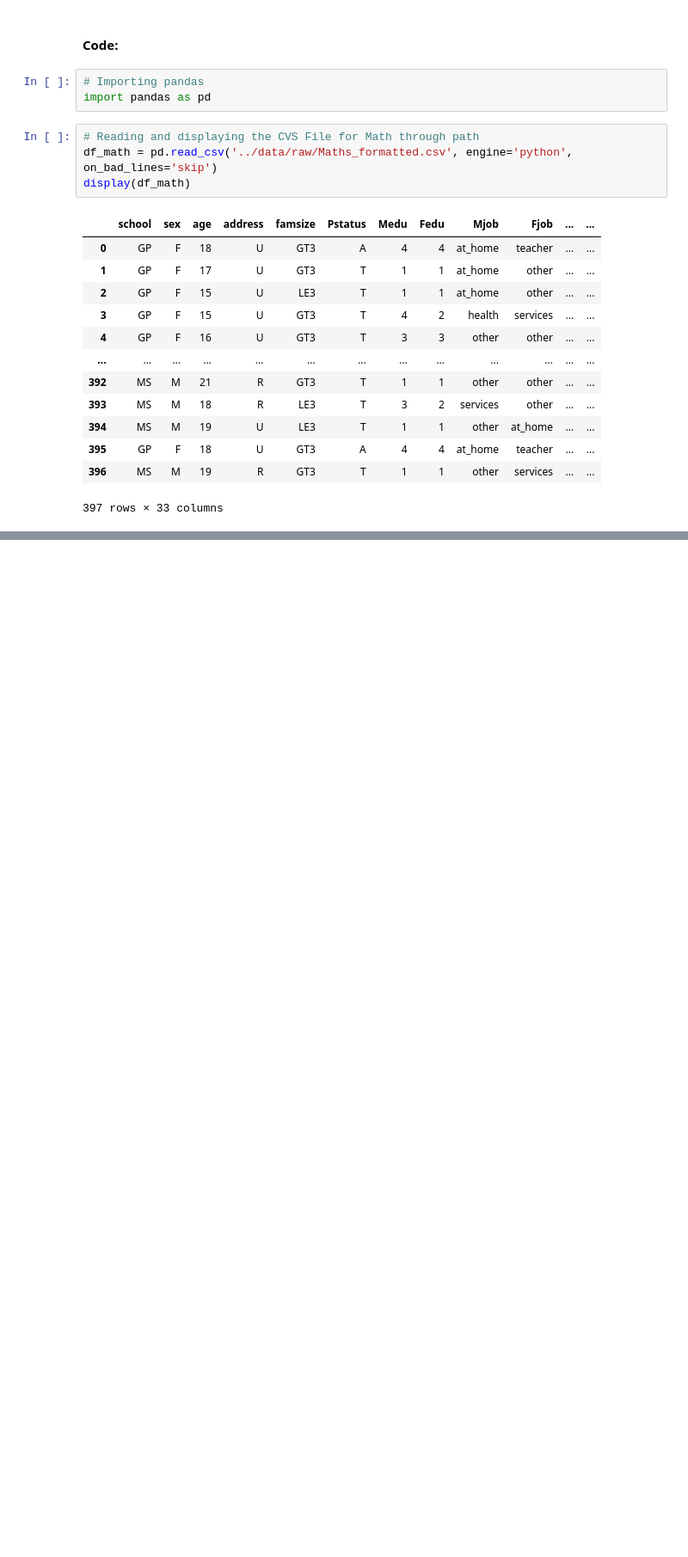
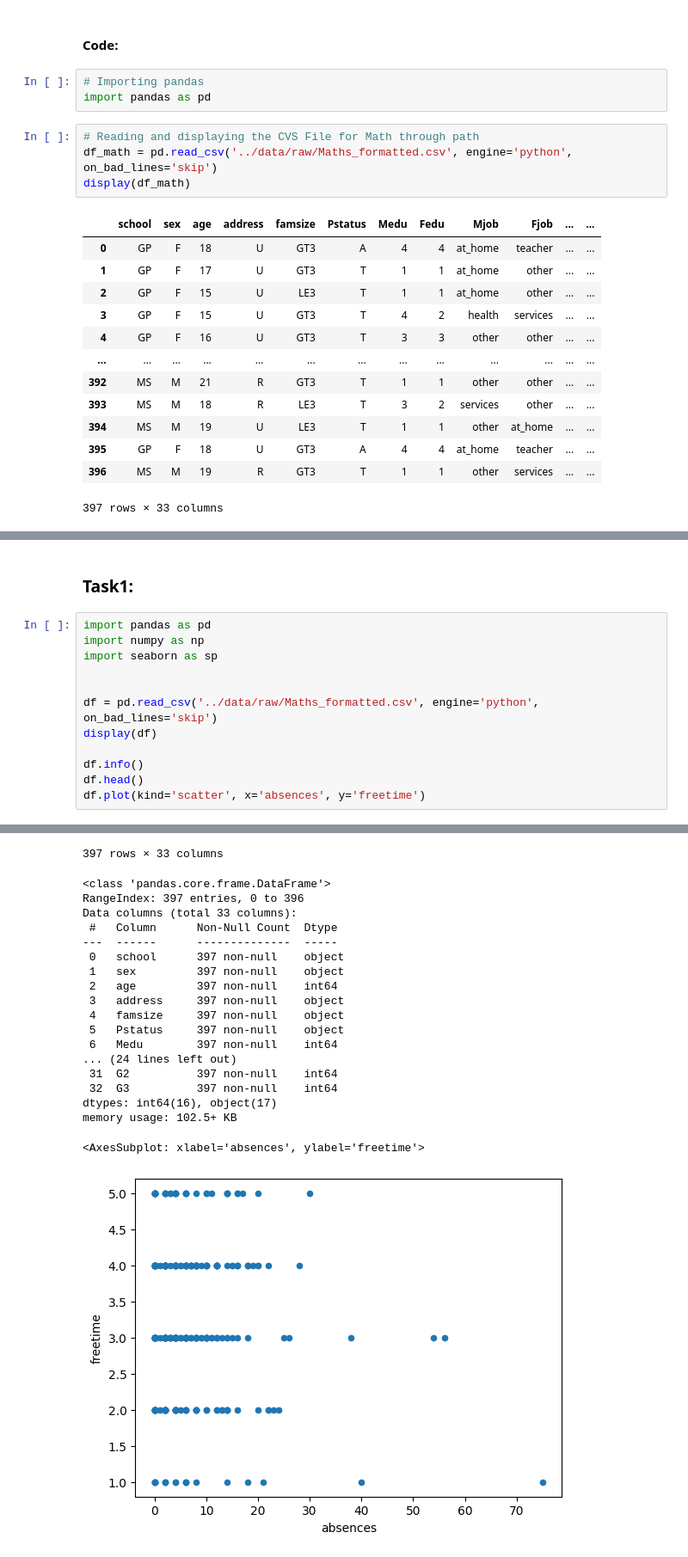
Before and after one commit to ubco-W2022T1-cosc301/project-group05, a Jupyter notebook: notebooks/analysis3.ipynb, the cells around one changed output, grey strips where cells are left out. Shown: that part at 86% size. Saved outputs shown, nothing was run; the diff lists cells and outputs as text; blank space fills up the shorter version.

Commit message:
Committing completed Task 1

```diff
--- a/notebooks/analysis3.ipynb
+++ b/notebooks/analysis3.ipynb
@@ -54,0 +49,15 @@ display(df_portuguese)
+# %% [markdown]
+### Task1:
+# %%
+import pandas as pd
+import numpy as np
+import seaborn as sp
+
+
+df = pd.read_csv('../data/raw/Maths_formatted.csv', engine='python', on_bad_lines='skip')
+display(df)
+
+df.info()
+df.head()
+df.plot(kind='scatter', x='absences', y='freetime')
+# %% [output]
@@ -54,0 +76,20 @@ display(df_portuguese)
+397 rows × 33 columns
+<class 'pandas.core.frame.DataFrame'>
+RangeIndex: 397 entries, 0 to 396
+Data columns (total 33 columns):
+ #   Column      Non-Null Count  Dtype
+---  ------      --------------  -----
+ 0   school      397 non-null    object
+ 1   sex         397 non-null    object
+ 2   age         397 non-null    int64
+ 3   address     397 non-null    object
+ 4   famsize     397 non-null    object
+ 5   Pstatus     397 non-null    object
+ 6   Medu        397 non-null    int64
+... (24 lines left out)
+ 31  G2          397 non-null    int64
+ 32  G3          397 non-null    int64
+dtypes: int64(16), object(17)
+memory usage: 102.5+ KB
+<AxesSubplot: xlabel='absences', ylabel='freetime'>
+[figure, added]
```
Also changed, not shown: parts of 5 cells of this notebook.
